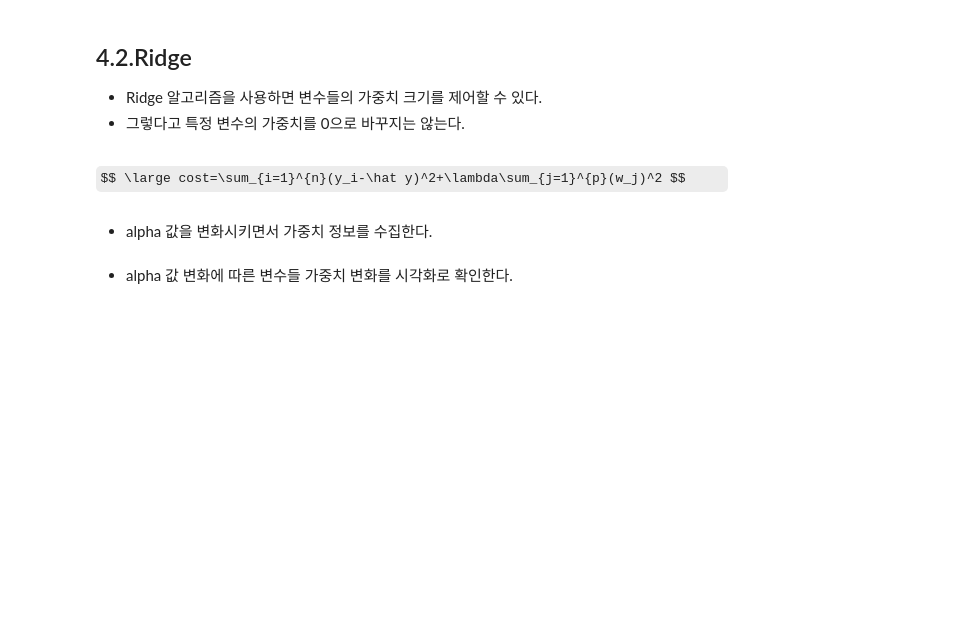
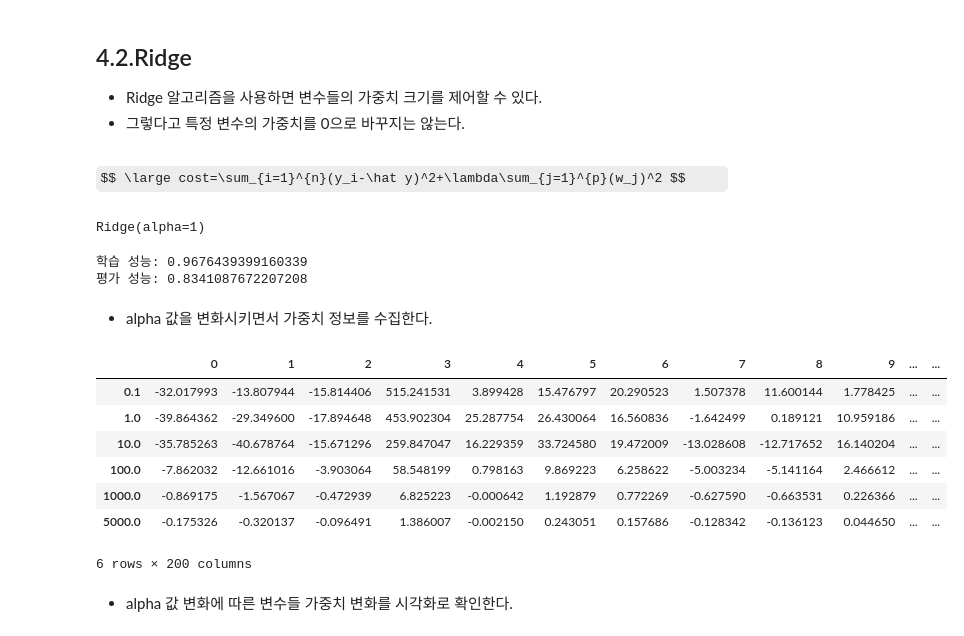
Before and after one commit to jexists/sk_network, a Jupyter notebook: 08.machine_learning/04_02_규제/04_02_규제(Regularization).ipynb, the cells around one changed output. Cells and saved outputs as stored; diff of their text form; code cells hidden in the pictures; some formulas as TeX source; blank space fills up the shorter version.

```diff
--- a/08.machine_learning/04_02_규제/04_02_규제(Regularization).ipynb
+++ b/08.machine_learning/04_02_규제/04_02_규제(Regularization).ipynb
@@ -64,19 +85,45 @@ plt.show()
 - 그렇다고 특정 변수의 가중치를 0으로 바꾸지는 않는다.
 # %% [markdown]
 $$ \large cost=\sum_{i=1}^{n}(y_i-\hat y)^2+\lambda\sum_{j=1}^{p}(w_j)^2 $$
+# %%
+from sklearn.linear_model import Ridge
+
+model_rg = Ridge(alpha=1) # 높일 수록 규제 강하게.
+
+model_rg.fit(X_train, y_train)
+# %% [output]
+Ridge(alpha=1)
 # %%
-print('학습 성능:', )
-print('평가 성능:', )
+print('학습 성능:', model_rg.score(X_train, y_train))
+print('평가 성능:', model_rg.score(X_test, y_test))
+# %% [output]
+학습 성능: 0.9676439399160339
+평가 성능: 0.8341087672207208
 # %% [markdown]
 - alpha 값을 변화시키면서 가중치 정보를 수집한다.
 # %%
 # 가중치 정보 수집
 result = []
 alpha = [0.1, 1, 10, 100, 1000, 5000]
 for a in alpha:
-    model_rg =
-    model_rg.fit()
+    model_rg = Ridge(alpha=a)
+    model_rg.fit(X_train, y_train)
     result.append(model_rg.coef_)
+
+
+# 데이터 프레임 만들기
+df_coef = pd.DataFrame(result, index=alpha)
+
+df_coef
+# %% [output]
+|  | 0 | 1 | 2 | 3 | 4 | 5 | 6 | 7 | 8 | 9 | ... | ... |
+| 0.1 | -32.017993 | -13.807944 | -15.814406 | 515.241531 | 3.899428 | 15.476797 | 20.290523 | 1.507378 | 11.600144 | 1.778425 | ... | ... |
+| 1.0 | -39.864362 | -29.349600 | -17.894648 | 453.902304 | 25.287754 | 26.430064 | 16.560836 | -1.642499 | 0.189121 | 10.959186 | ... | ... |
+| 10.0 | -35.785263 | -40.678764 | -15.671296 | 259.847047 | 16.229359 | 33.724580 | 19.472009 | -13.028608 | -12.717652 | 16.140204 | ... | ... |
+| 100.0 | -7.862032 | -12.661016 | -3.903064 | 58.548199 | 0.798163 | 9.869223 | 6.258622 | -5.003234 | -5.141164 | 2.466612 | ... | ... |
+| 1000.0 | -0.869175 | -1.567067 | -0.472939 | 6.825223 | -0.000642 | 1.192879 | 0.772269 | -0.627590 | -0.663531 | 0.226366 | ... | ... |
+| 5000.0 | -0.175326 | -0.320137 | -0.096491 | 1.386007 | -0.002150 | 0.243051 | 0.157686 | -0.128342 | -0.136123 | 0.044650 | ... | ... |
+6 rows × 200 columns
 # %% [markdown]
 - alpha 값 변화에 따른 변수들 가중치 변화를 시각화로 확인한다.
 # %%
```
Also changed, not shown: parts of 20 cells of this notebook, 9 other files.
